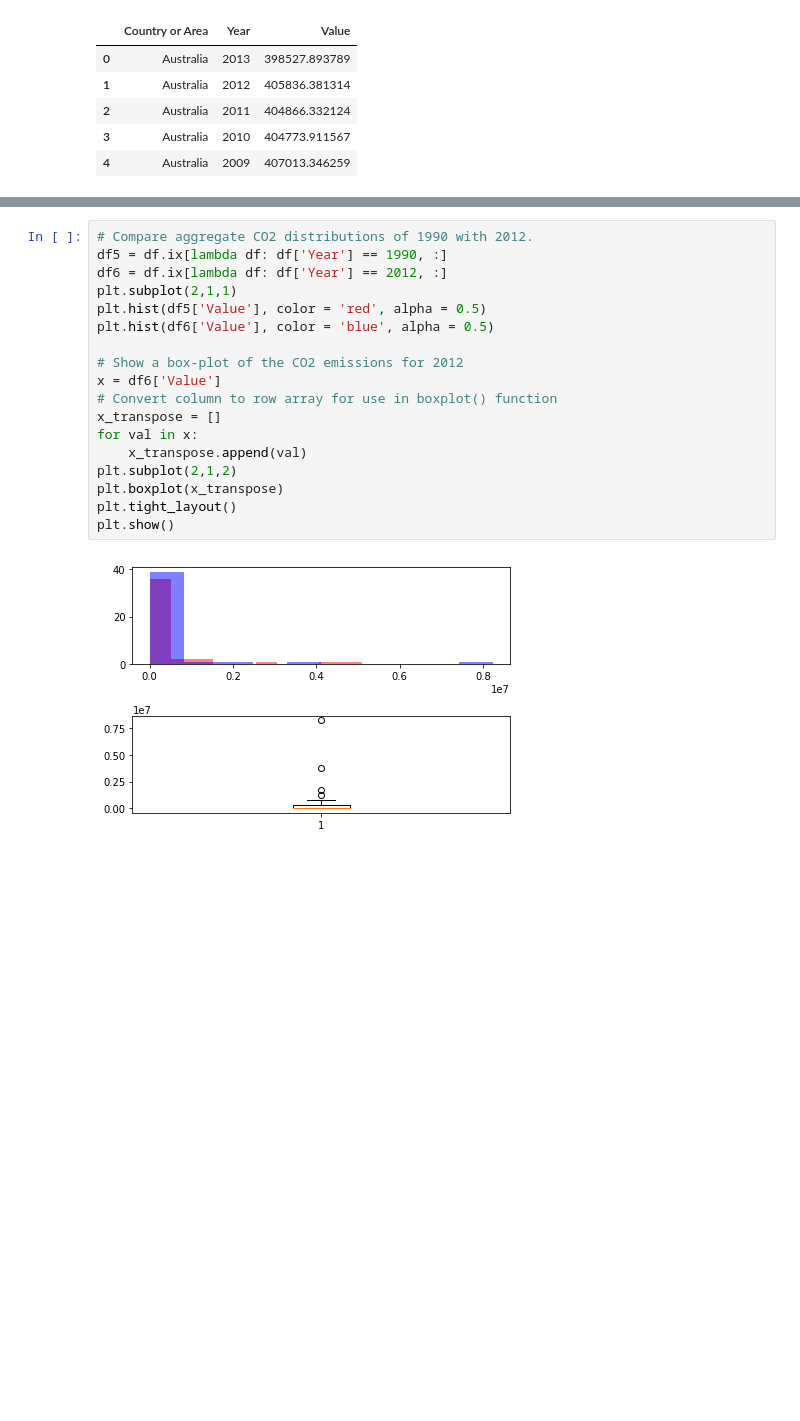
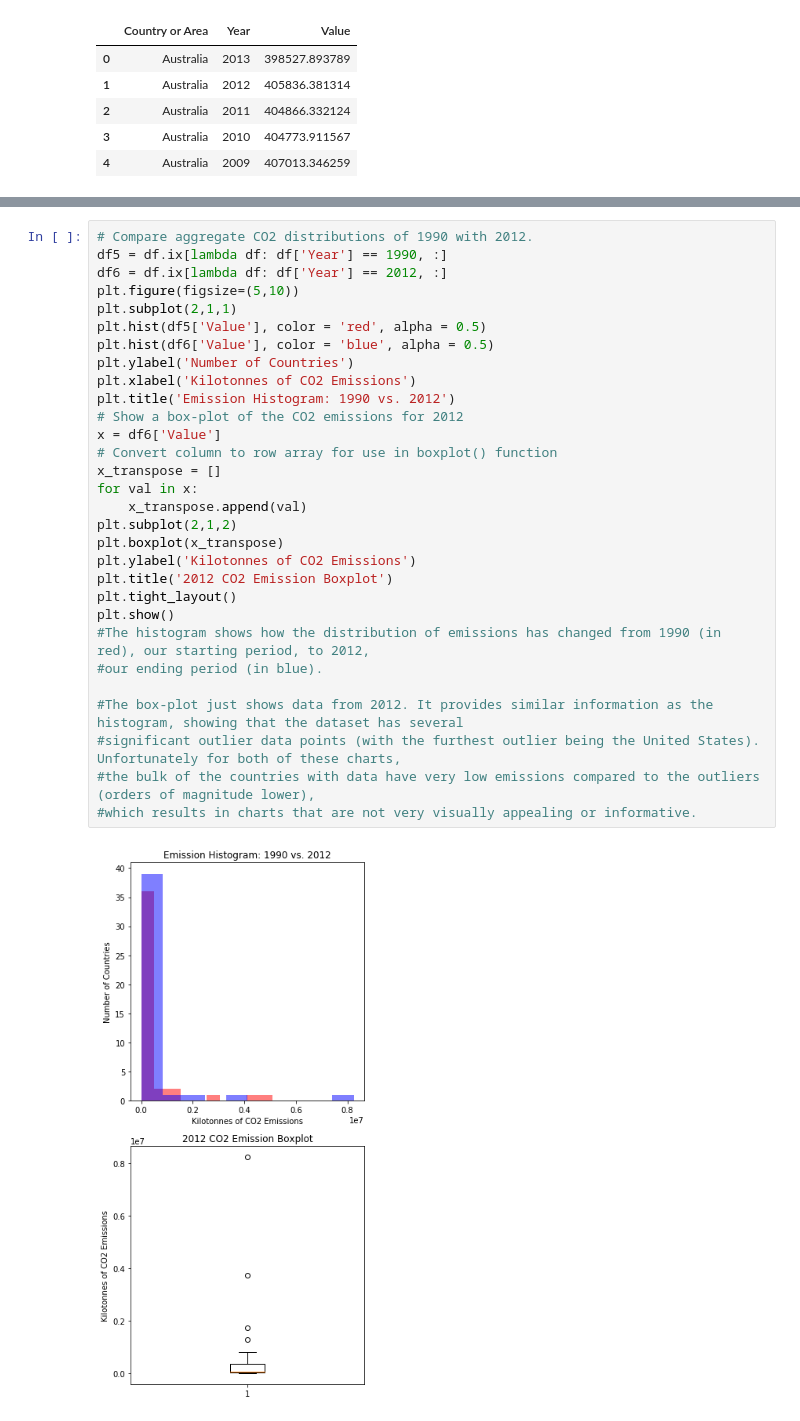
Before and after one commit to ryan-t-mitchell/thinkful, a Jupyter notebook: Thinkful+Unit+2+Challenge (1).ipynb, the cells around one changed output, grey strips where cells are left out. Drawn from its saved outputs; the diff is of its cells as text; blank space fills up the shorter version.

```diff
--- a/Thinkful+Unit+2+Challenge.ipynb
+++ b/Thinkful+Unit+2+Challenge (1).ipynb
@@ -66,20 +74,32 @@ plt.show()
 # %%
 # Compare aggregate CO2 distributions of 1990 with 2012.
 df5 = df.ix[lambda df: df['Year'] == 1990, :]
 df6 = df.ix[lambda df: df['Year'] == 2012, :]
+plt.figure(figsize=(5,10))
 plt.subplot(2,1,1)
 plt.hist(df5['Value'], color = 'red', alpha = 0.5)
 plt.hist(df6['Value'], color = 'blue', alpha = 0.5)
-
+plt.ylabel('Number of Countries')
+plt.xlabel('Kilotonnes of CO2 Emissions')
+plt.title('Emission Histogram: 1990 vs. 2012')
 # Show a box-plot of the CO2 emissions for 2012
 x = df6['Value']
 # Convert column to row array for use in boxplot() function
 x_transpose = []
 for val in x:
     x_transpose.append(val)
 plt.subplot(2,1,2)
 plt.boxplot(x_transpose)
+plt.ylabel('Kilotonnes of CO2 Emissions')
+plt.title('2012 CO2 Emission Boxplot')
 plt.tight_layout()
 plt.show()
+#The histogram shows how the distribution of emissions has changed from 1990 (in red), our starting period, to 2012,
+#our ending period (in blue).
+
+#The box-plot just shows data from 2012. It provides similar information as the histogram, showing that the dataset has several
+#significant outlier data points (with the furthest outlier being the United States). Unfortunately for both of these charts,
+#the bulk of the countries with data have very low emissions compared to the outliers (orders of magnitude lower),
+#which results in charts that are not very visually appealing or informative.
 # %% [output]
-[figure, old version]
+[figure, new version]
```
Also changed, not shown: parts of 2 cells of this notebook, 1 other file.
